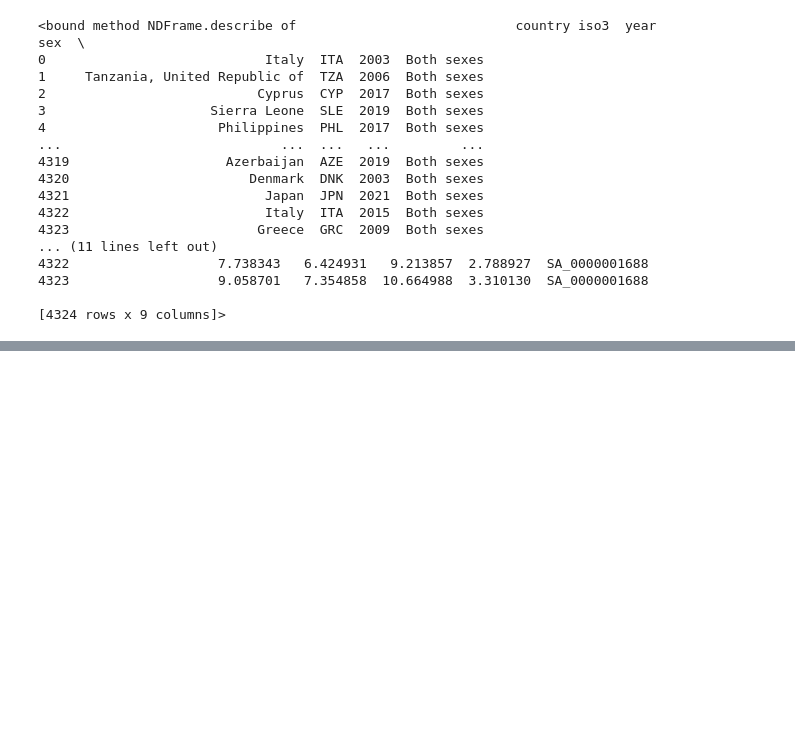
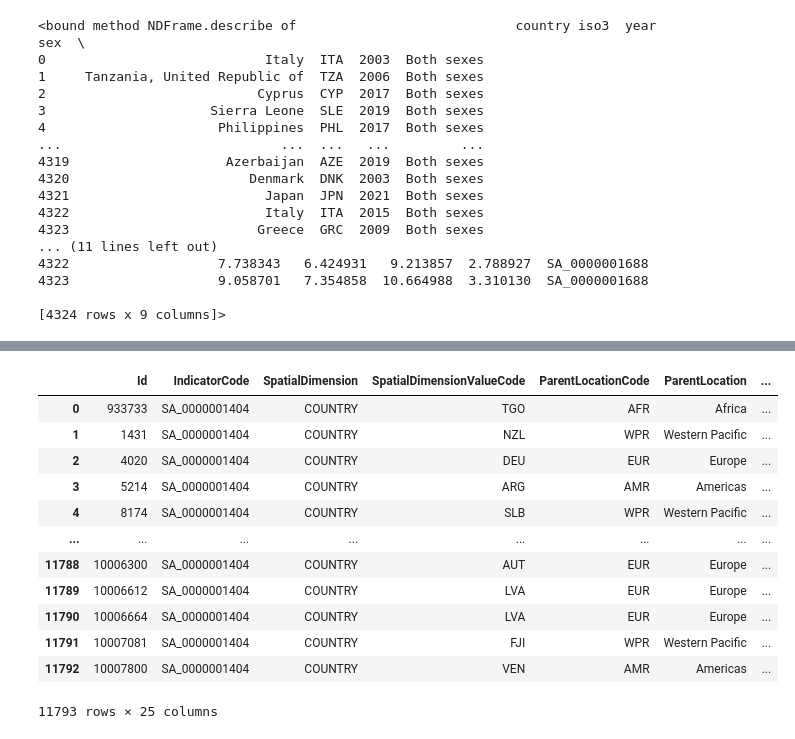
Before and after one commit to justdayane/da-capstone-project-dayane-ernesto, a Jupyter notebook: Capstone project/datasets.ipynb, the cells around one changed output, grey strips where cells are left out. Cells and saved outputs as stored; diff of their text form; code cells hidden in the pictures; blank space fills up the shorter version.

```diff
--- a/Capstone project/datasets.ipynb
+++ b/Capstone project/datasets.ipynb
@@ -57,0 +159,17 @@ df.describe
+# %%
+df5 = pd.read_csv("./consumption_levels/data/SA_0000001404.csv")
+df5
+# %% [output]
+|  | Id | IndicatorCode | SpatialDimension | SpatialDimensionValueCode | ParentLocationCode | ParentLocation | ... |
+| 0 | 933733 | SA_0000001404 | COUNTRY | TGO | AFR | Africa | ... |
+| 1 | 1431 | SA_0000001404 | COUNTRY | NZL | WPR | Western Pacific | ... |
+| 2 | 4020 | SA_0000001404 | COUNTRY | DEU | EUR | Europe | ... |
+| 3 | 5214 | SA_0000001404 | COUNTRY | ARG | AMR | Americas | ... |
+| 4 | 8174 | SA_0000001404 | COUNTRY | SLB | WPR | Western Pacific | ... |
+| ... | ... | ... | ... | ... | ... | ... | ... |
+| 11788 | 10006300 | SA_0000001404 | COUNTRY | AUT | EUR | Europe | ... |
+| 11789 | 10006612 | SA_0000001404 | COUNTRY | LVA | EUR | Europe | ... |
+| 11790 | 10006664 | SA_0000001404 | COUNTRY | LVA | EUR | Europe | ... |
+| 11791 | 10007081 | SA_0000001404 | COUNTRY | FJI | WPR | Western Pacific | ... |
+| 11792 | 10007800 | SA_0000001404 | COUNTRY | VEN | AMR | Americas | ... |
+11793 rows × 25 columns
```
Also changed, not shown: parts of 11 cells of this notebook, 26 other files.
